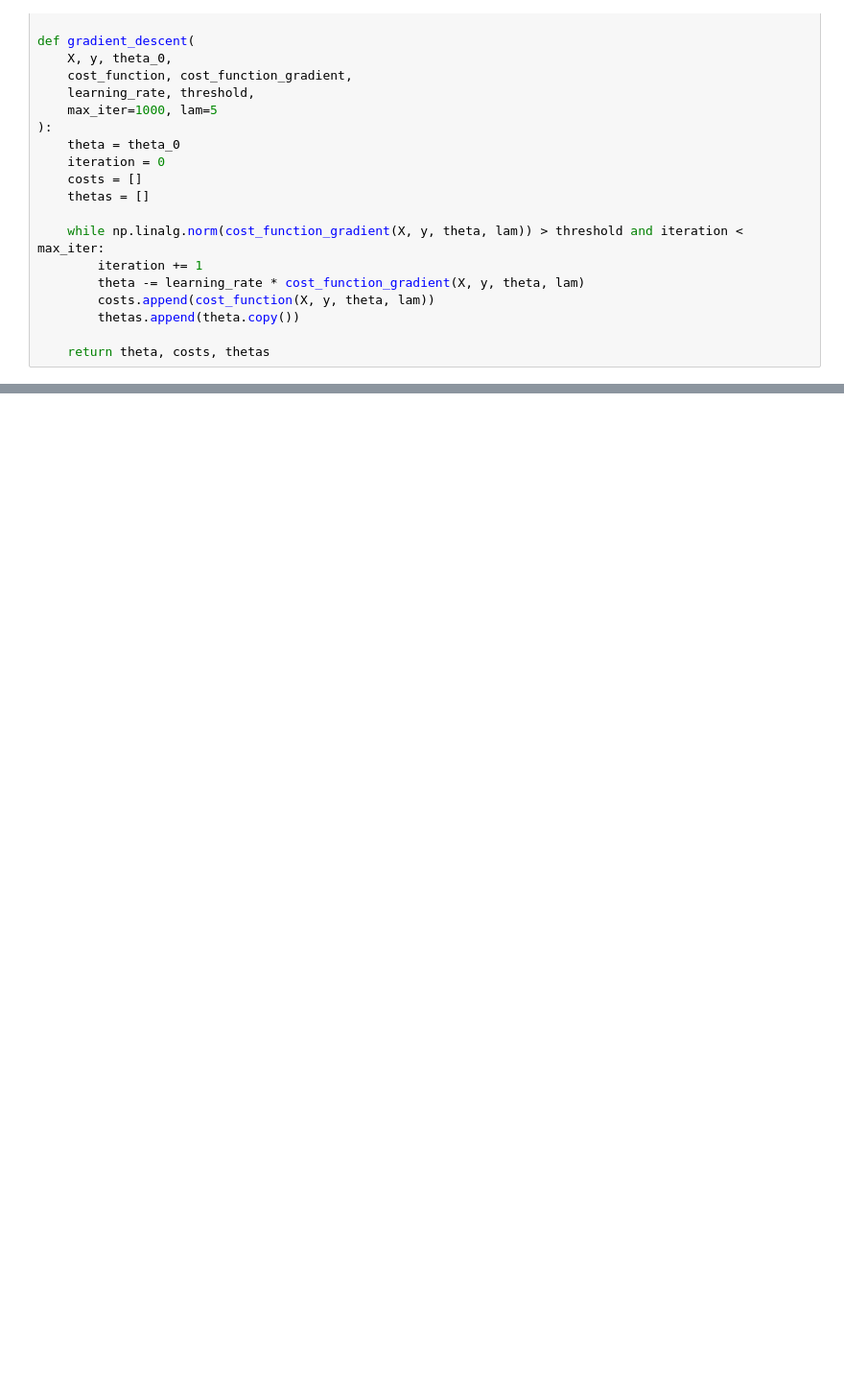
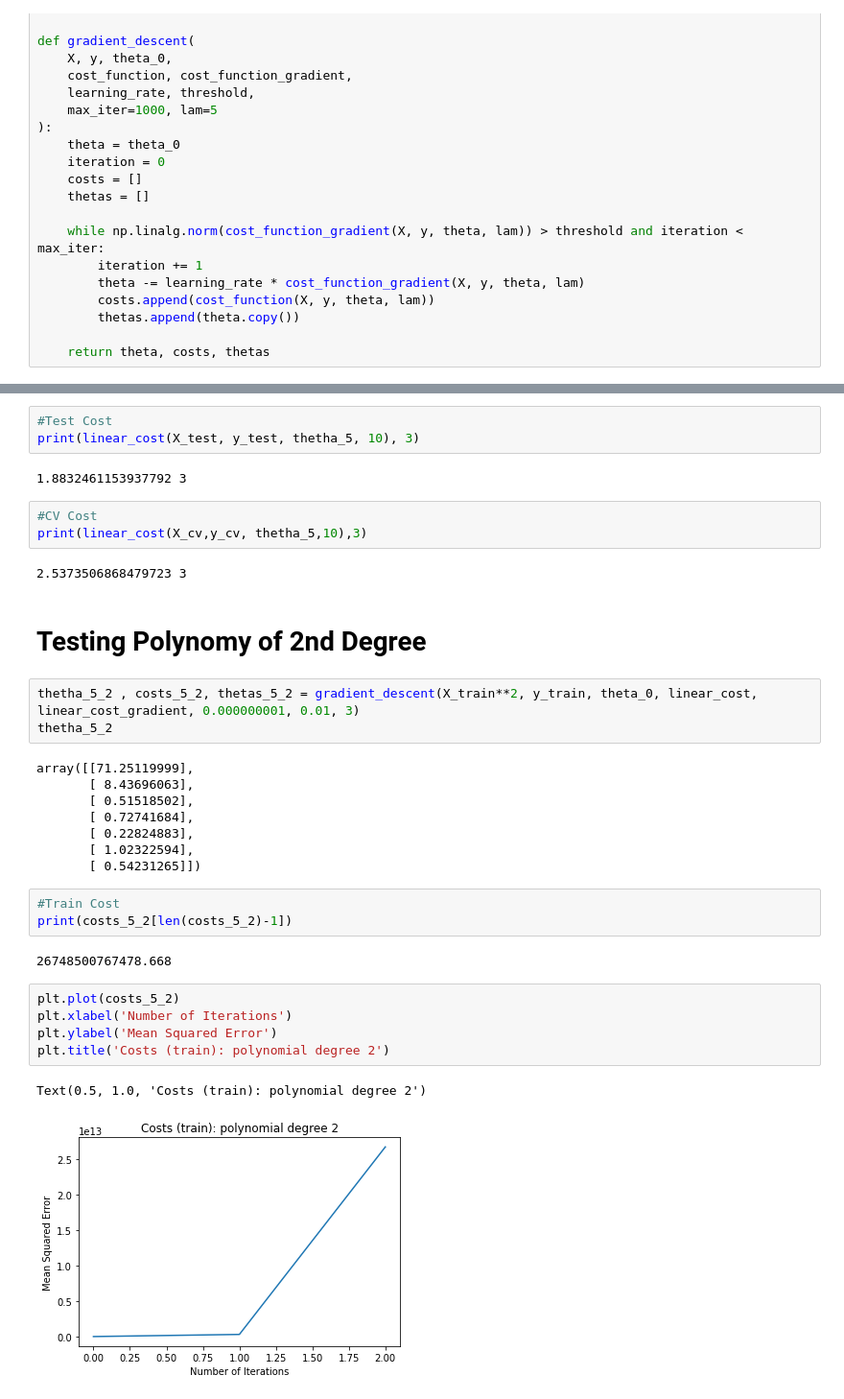
Before and after one commit to JBarillas/MachineLearning-2021, a Jupyter notebook: Laboratorio5/Lab5.ipynb, the cells around one changed output, grey strips where cells are left out. Shown at 96% size. Cells and saved outputs as stored; diff of their text form; blank space fills up the shorter version.

```diff
--- a/Laboratorio5/Lab5.ipynb
+++ b/Laboratorio5/Lab5.ipynb
@@ -35,0 +102,36 @@ def gradient_descent(
+# %%
+#Test Cost
+print(linear_cost(X_test, y_test, thetha_5, 10), 3)
+# %% [output]
+1.8832461153937792 3
+# %%
+#CV Cost
+print(linear_cost(X_cv,y_cv, thetha_5,10),3)
+# %% [output]
+2.5373506868479723 3
+# %% [markdown]
+# Testing Polynomy of 2nd Degree
+# %%
+thetha_5_2 , costs_5_2, thetas_5_2 = gradient_descent(X_train**2, y_train, theta_0, linear_cost, linear_cost_gradient, 0.000000001, 0.01, 3)
+thetha_5_2
+# %% [output]
+array([[71.25119999],
+       [ 8.43696063],
+       [ 0.51518502],
+       [ 0.72741684],
+       [ 0.22824883],
+       [ 1.02322594],
+       [ 0.54231265]])
+# %%
+#Train Cost
+print(costs_5_2[len(costs_5_2)-1])
+# %% [output]
+26748500767478.668
+# %%
+plt.plot(costs_5_2)
+plt.xlabel('Number of Iterations')
+plt.ylabel('Mean Squared Error')
+plt.title('Costs (train): polynomial degree 2')
+# %% [output]
+Text(0.5, 1.0, 'Costs (train): polynomial degree 2')
+[figure, added]
```
Also changed, not shown: parts of 23 cells of this notebook.
